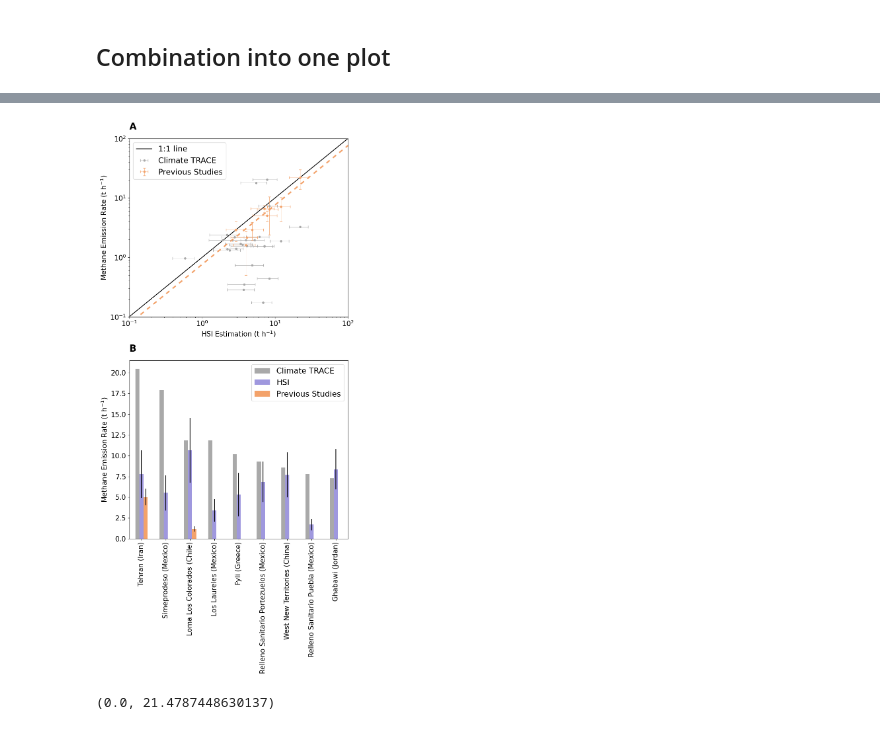
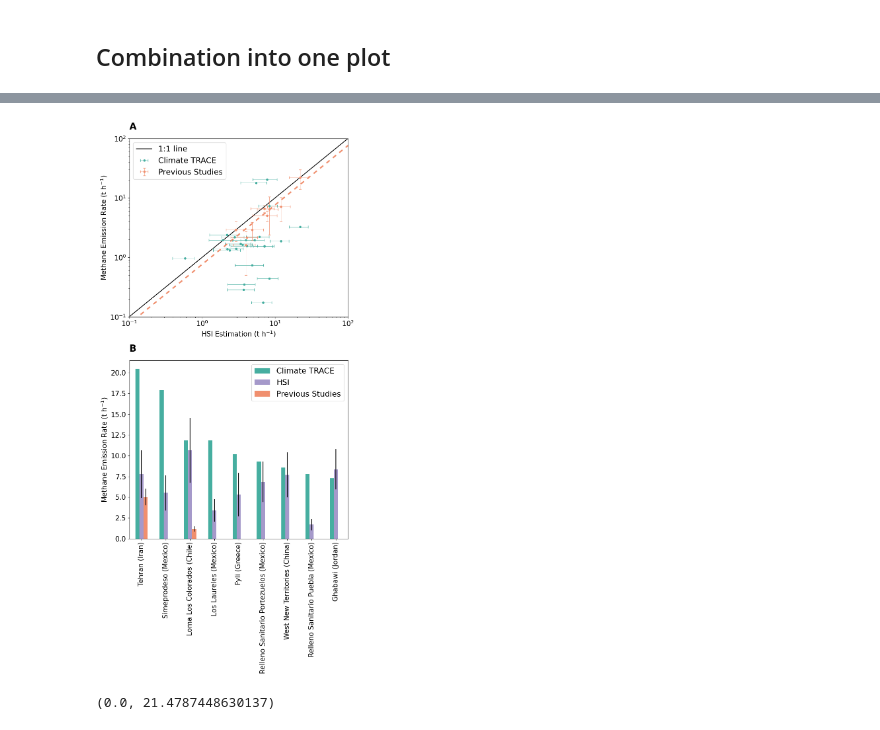
Before and after one commit to zxdawn/Hyper-Landfill, a Jupyter notebook: notebooks/emission_comp_th.ipynb, the cells around one changed output, grey strips where cells are left out. Drawn from its saved outputs; the diff is of its cells as text; code cells hidden in the pictures.

```diff
--- a/notebooks/emission_comp_th.ipynb
+++ b/notebooks/emission_comp_th.ipynb
@@ -938,10 +938,10 @@ print('HSI v.s. Climate TRACE, slope: ', slope, 'Pearson correlation: ', corr, '
 
 # l2 = ax.axline(xy1=(0, 0), slope=slope, label=f'y = {slope:.1f}x (R$^2$ = {r_squared:.2f})', c='C0', linestyle='--')
 # l2 = ax.axline(xy1=(0, 0), slope=slope, label='Climate TRACE', c='C0', linestyle='--')
-# ax.plot(np.arange(300), slope*np.arange(300), label='Climate TRACE', c='darkgray', linestyle='--', dashes=(3, 3), linewidth=3)
+# ax.plot(np.arange(300), slope*np.arange(300), label='Climate TRACE', c='#46AEA0', linestyle='--', dashes=(3, 3), linewidth=3)
 
 # ax.scatter(x, y)
-ax.errorbar(x, y, xerr=xerr, c='darkgray', fmt='o', capsize=3, markersize=4, elinewidth=0.6, label='Climate TRACE')
+ax.errorbar(x, y, xerr=xerr, c='#46AEA0', fmt='o', capsize=3, markersize=4, elinewidth=0.6, label='Climate TRACE')
 
 # ---- HSI v.s. OBS ---
 x = df_merge_obs_nonan['emission'].values  # t/h
@@ -962,8 +962,8 @@ rmse = mean_squared_error(x, y, squared=False)
 print('HSI v.s. OBS, slope: ', slope, 'R2: ', r_squared, 'Pearson correlation: ', corr, 'MBE: ', mbe, 'RMSE: ', rmse)
 # l3 = ax.axline(xy1=(0, 0), slope=slope, label=f'y = {slope:.1f}x (R$^2$ = {r_squared:.2f})', c='darkorange', linestyle='--')
 # l3 = ax.axline(xy1=(0, 0), slope=slope, label='OBS', c='darkorange', linestyle='--')
-l3 = ax.plot(np.arange(300), slope*np.arange(300), c='#f3a26a', linestyle='--', dashes=(3, 3), linewidth=3)
-ax.errorbar(x, y, xerr=xerr, yerr=yerr, fmt='o', capsize=3, markersize=4, elinewidth=0.6, c='#f3a26a', label='Previous Studies')
+l3 = ax.plot(np.arange(300), slope*np.arange(300), c='#F08F6E', linestyle='--', dashes=(3, 3), linewidth=3)
+ax.errorbar(x, y, xerr=xerr, yerr=yerr, fmt='o', capsize=3, markersize=4, elinewidth=0.6, c='#F08F6E', label='Previous Studies')
 
 # # plot scatter
 # def dfScatter(df, ax, xcol='emission', ycol='emission_obs', catcol='type'):
@@ -998,7 +998,7 @@ df_merge_all.rename(columns={'OBS': 'Previous Studies'}).plot(ax=ax,
                         ],
                 kind="bar",
                 # color=['darkgrey', 'C0', 'darkorange'],
-                color=['darkgray', '#9f98de', '#f3a26a'],
+                color=['#46AEA0', '#A599CA', '#F08F6E'],
                 rot=90,
                 )
 ax.set_xlabel('')
@@ -1021,4 +1021,4 @@ HSI v.s. OBS, slope:  0.7608843349307632 R2:  0.5281910811462485 Pearson correla
-[figure, old version]
+[figure, new version]
 # %%
 # for ppt
 fig, ax = plt.subplots(figsize=(8, 8))
```
Also changed, not shown: parts of 4 cells of this notebook.
